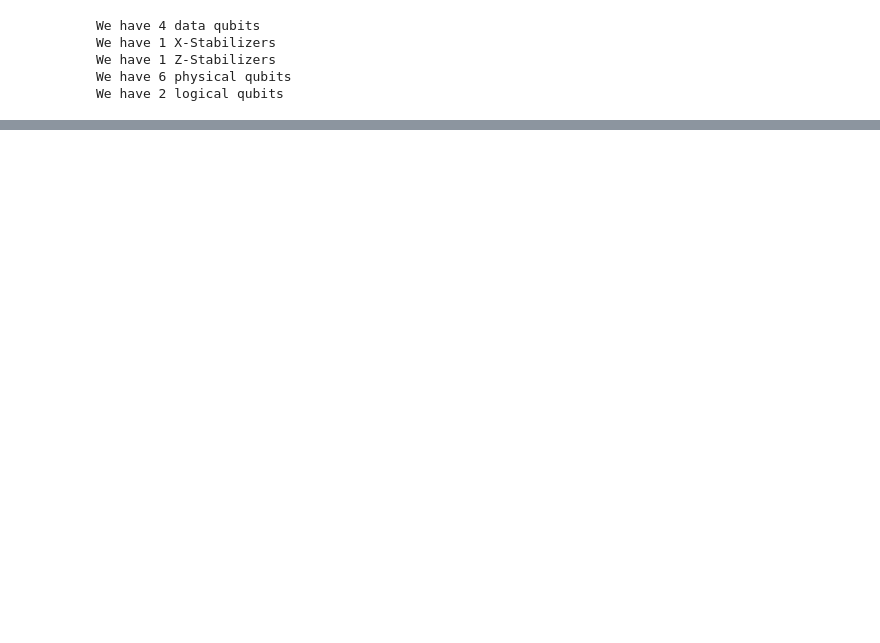
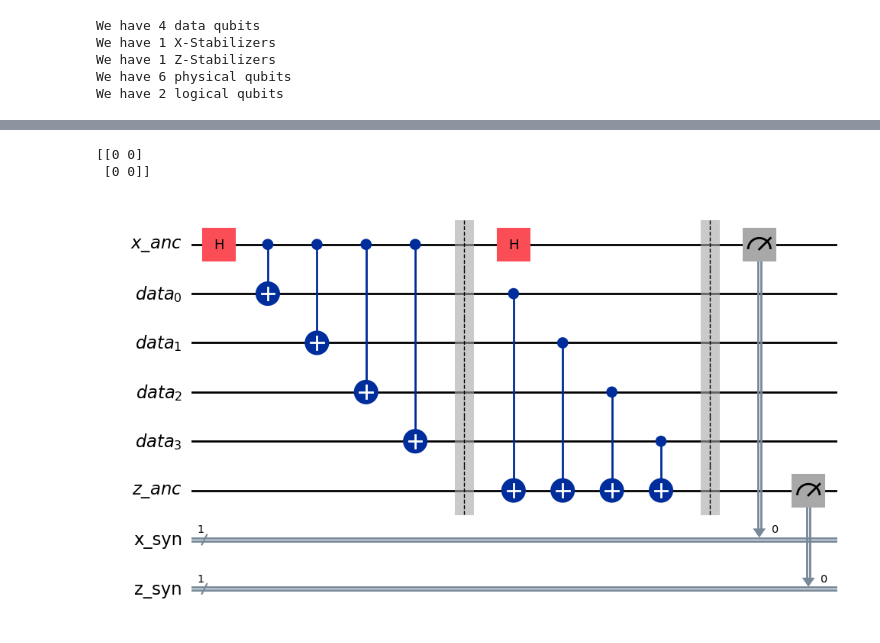
Before and after one commit to michelebanfi/qLDPC-branched-off, a Jupyter notebook: toy_example.ipynb, the cells around one changed output, grey strips where cells are left out. Saved outputs shown, nothing was run; the diff lists cells and outputs as text; code cells hidden in the pictures; blank space fills up the shorter version.

Commit message:
graph

```diff
--- a/toy_example.ipynb
+++ b/toy_example.ipynb
@@ -38 +41,41 @@ Orthogonality test: $H_X \cdot H_Z^T$ mod 2 gave: 0
 $\displaystyle \text{Orthogonality test: } H_X \cdot H_Z^T \text{ mod 2 gave}$
+# %%
+anticommutation = (Lx @ Lz.T) - (Lz @ Lx.T)
+print(anticommutation)
+# %% [output]
+[[0 0]
+ [0 0]]
+# %%
+data = QuantumRegister(4, 'data')
+x_ancillas = QuantumRegister(1, 'x_anc')
+z_ancillas = QuantumRegister(1, 'z_anc')
+
+x_meas = ClassicalRegister(1, 'x_syn')
+z_meas = ClassicalRegister(1, 'z_syn')
+
+qc = QuantumCircuit(x_ancillas, data, z_ancillas, x_meas, z_meas)
+
+qc.h(x_ancillas)
+
+qc.cx(x_ancillas, data[0])
+qc.cx(x_ancillas, data[1])
+qc.cx(x_ancillas, data[2])
+qc.cx(x_ancillas, data[3])
+
+qc.barrier()
+
+qc.cx(data[0], z_ancillas)
+qc.cx(data[1], z_ancillas)
+qc.cx(data[2], z_ancillas)
+qc.cx(data[3], z_ancillas)
+
+qc.h(x_ancillas)
+
+qc.barrier()
+
+qc.measure(x_ancillas, x_meas)
+qc.measure(z_ancillas,z_meas)
+
+circuit_drawer(qc, output="mpl")
+# %% [output]
+[figure, added]
```
Also changed, not shown: parts of 3 cells of this notebook.
